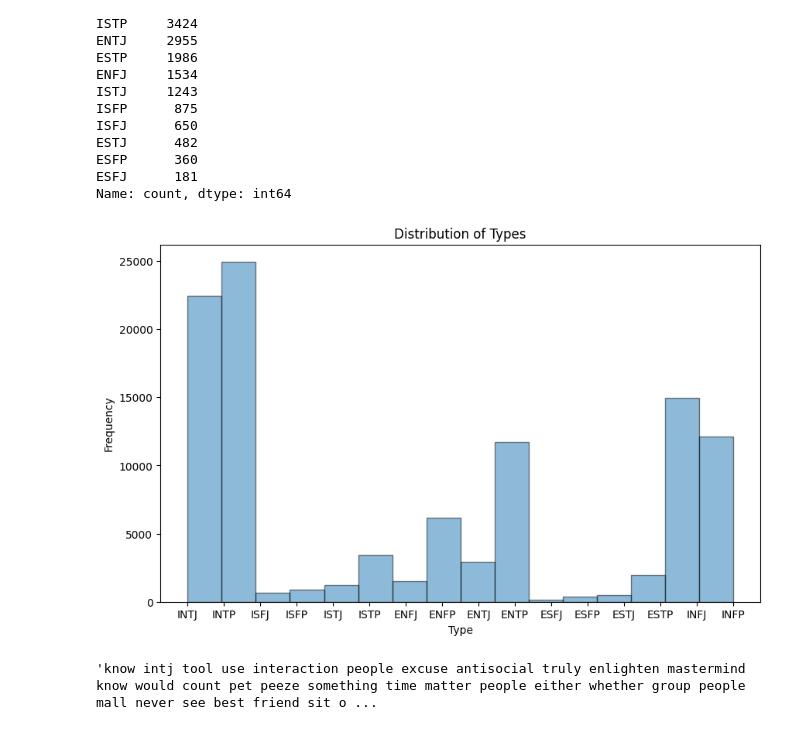
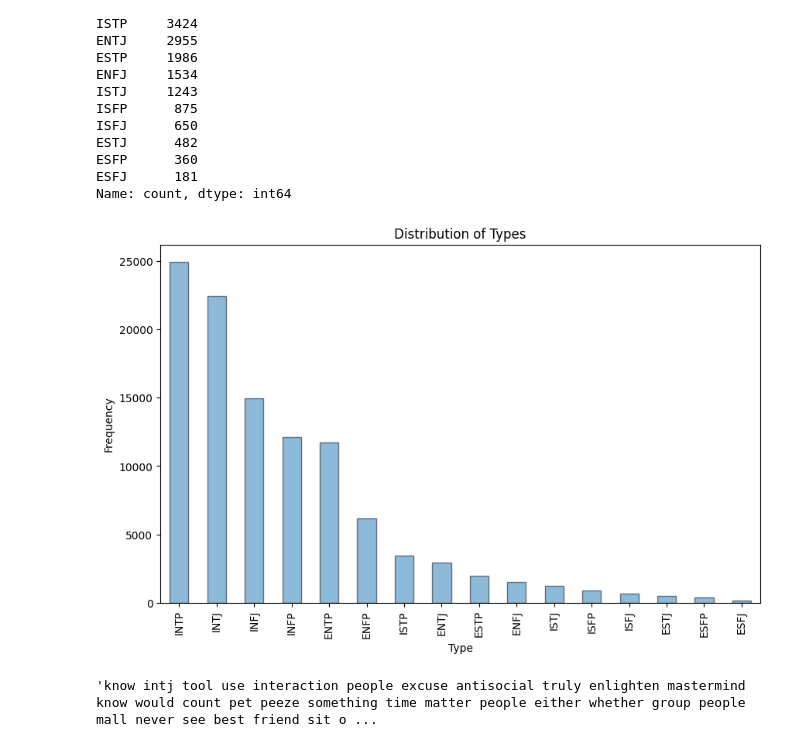
Before and after one commit to Mikiqueen0/Capstone-MBTI, a Jupyter notebook: capstone-LSVC.ipynb, the cells around one changed output. Cells and saved outputs as stored; diff of their text form; code cells hidden in the pictures.

```diff
--- a/capstone-LSVC.ipynb
+++ b/capstone-LSVC.ipynb
@@ -72,15 +52,28 @@ Name: count, dtype: int64
 import matplotlib.pyplot as plt
 %matplotlib inline
 # %%
-# ดูการกระจายของข้อมูลในแต่ละคลาส
+# # frequency not sorted
+# # ดูการกระจายของข้อมูลในแต่ละคลาส
+# plt.figure(figsize=(10, 6))
+# plt.hist(df['type'], bins=len(df['type'].unique()), alpha=0.5, edgecolor="black")
+# plt.xlabel('Type')
+# plt.ylabel('Frequency')
+# plt.title('Distribution of Types')
+# plt.show()
+
+# most frequent to least frequent
+# Get the frequency of each unique value in the 'type' column
+type_counts = df['type'].value_counts()
+
+# Plot the distribution of the types
 plt.figure(figsize=(10, 6))
-plt.hist(df['type'], bins=len(df['type'].unique()), alpha=0.5, edgecolor="black")
+type_counts.plot(kind='bar', alpha=0.5, edgecolor="black")
 plt.xlabel('Type')
 plt.ylabel('Frequency')
 plt.title('Distribution of Types')
 plt.show()
 # %% [output]
-[figure, old version]
+[figure, new version]
 # %%
 # เรียกดูข้อมูลแถวแรกในคอลลัม posts
 df['posts'][0]
```
Also changed, not shown: parts of 16 cells of this notebook, 1 other file.
